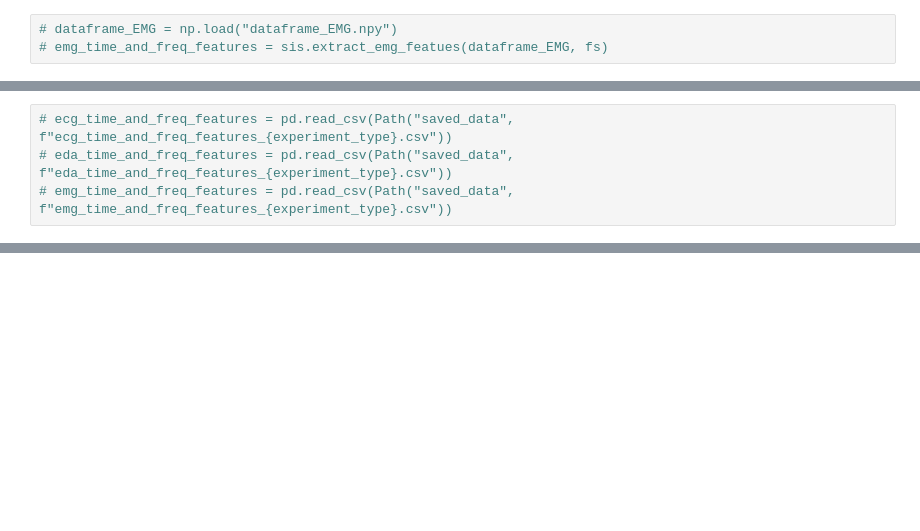
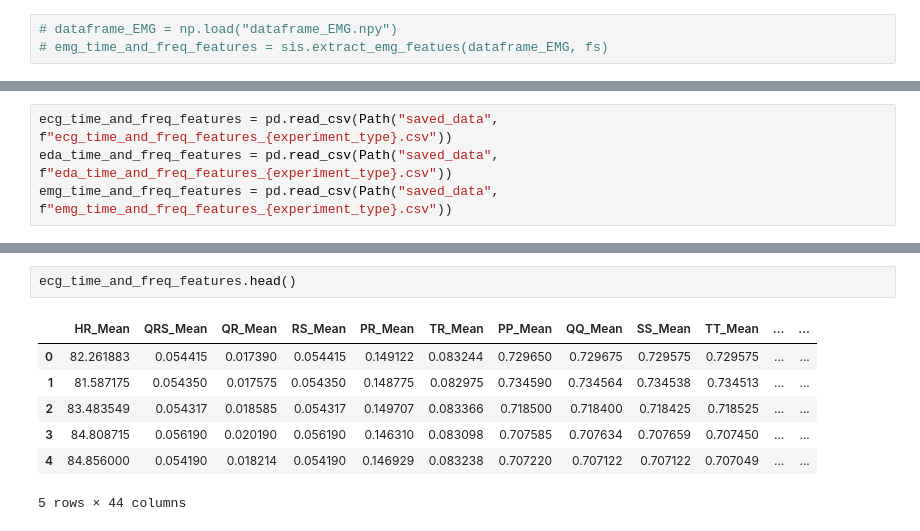
Before and after one commit to k0ruy/cobot-stress-testing, a Jupyter notebook: physio_jup.ipynb, the cells around one changed output, grey strips where cells are left out. Saved outputs shown, nothing was run; the diff lists cells and outputs as text; blank space fills up the shorter version.

```diff
--- a/physio_jup.ipynb
+++ b/physio_jup.ipynb
@@ -316,4 +101,4 @@ eda_time_and_freq_features.to_csv(Path("saved_data", f"eda_time_and_freq_feature
 # %%
-# ecg_time_and_freq_features = pd.read_csv(Path("saved_data", f"ecg_time_and_freq_features_{experiment_type}.csv"))
-# eda_time_and_freq_features = pd.read_csv(Path("saved_data", f"eda_time_and_freq_features_{experiment_type}.csv"))
-# emg_time_and_freq_features = pd.read_csv(Path("saved_data", f"emg_time_and_freq_features_{experiment_type}.csv"))
+ecg_time_and_freq_features = pd.read_csv(Path("saved_data", f"ecg_time_and_freq_features_{experiment_type}.csv"))
+eda_time_and_freq_features = pd.read_csv(Path("saved_data", f"eda_time_and_freq_features_{experiment_type}.csv"))
+emg_time_and_freq_features = pd.read_csv(Path("saved_data", f"emg_time_and_freq_features_{experiment_type}.csv"))
@@ -324,2 +105,12 @@ NameError: name 'ecg_time_and_freq_features' is not defined
+# %%
+ecg_time_and_freq_features.head()
+# %% [output]
+|  | HR_Mean | QRS_Mean | QR_Mean | RS_Mean | PR_Mean | TR_Mean | PP_Mean | QQ_Mean | SS_Mean | TT_Mean | ... | ... |
+| 0 | 82.261883 | 0.054415 | 0.017390 | 0.054415 | 0.149122 | 0.083244 | 0.729650 | 0.729675 | 0.729575 | 0.729575 | ... | ... |
+| 1 | 81.587175 | 0.054350 | 0.017575 | 0.054350 | 0.148775 | 0.082975 | 0.734590 | 0.734564 | 0.734538 | 0.734513 | ... | ... |
+| 2 | 83.483549 | 0.054317 | 0.018585 | 0.054317 | 0.149707 | 0.083366 | 0.718500 | 0.718400 | 0.718425 | 0.718525 | ... | ... |
+| 3 | 84.808715 | 0.056190 | 0.020190 | 0.056190 | 0.146310 | 0.083098 | 0.707585 | 0.707634 | 0.707659 | 0.707450 | ... | ... |
+| 4 | 84.856000 | 0.054190 | 0.018214 | 0.054190 | 0.146929 | 0.083238 | 0.707220 | 0.707122 | 0.707122 | 0.707049 | ... | ... |
+5 rows × 44 columns
 # %%
 eda_time_and_freq_features.head()
```
Also changed, not shown: parts of 9 cells of this notebook, 5 other files.
